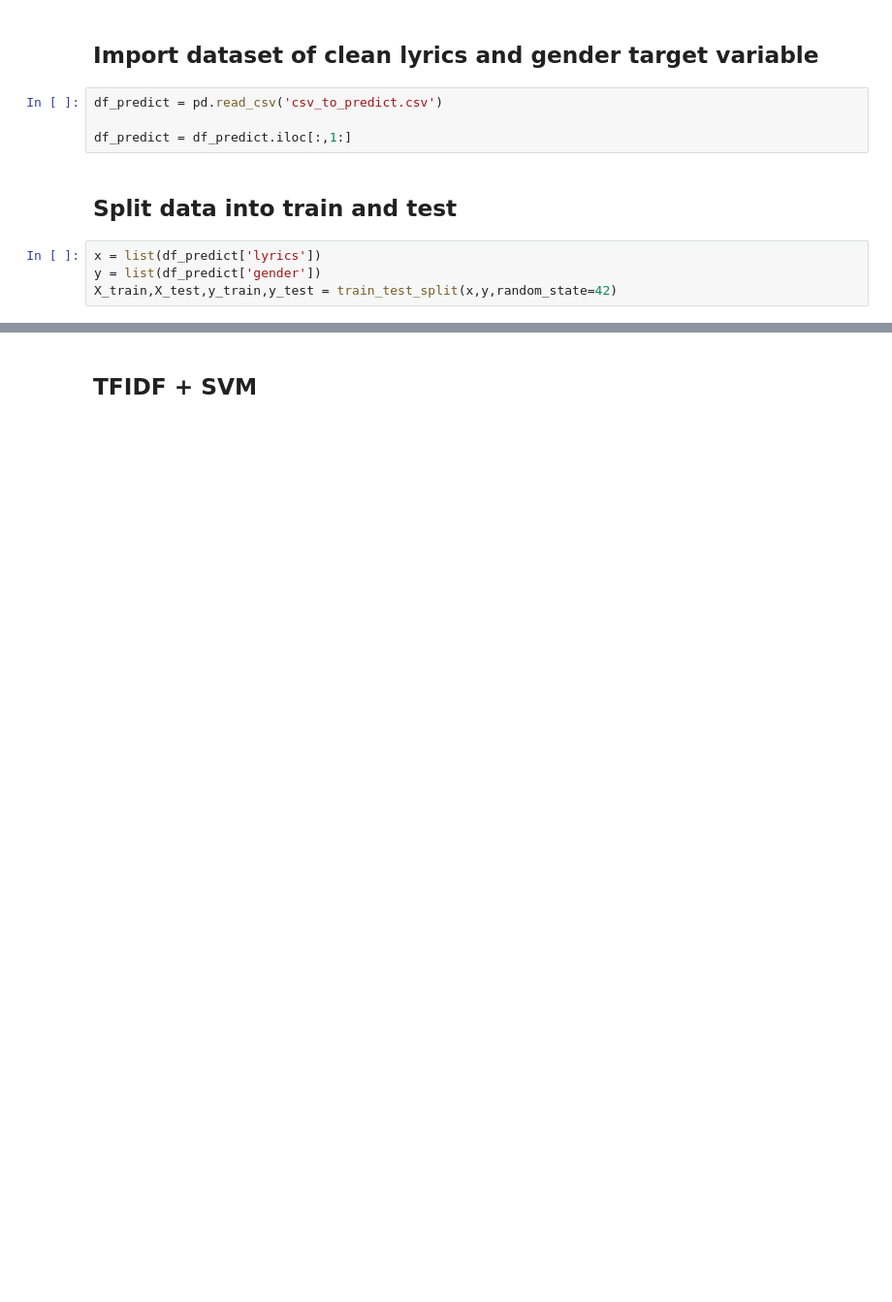
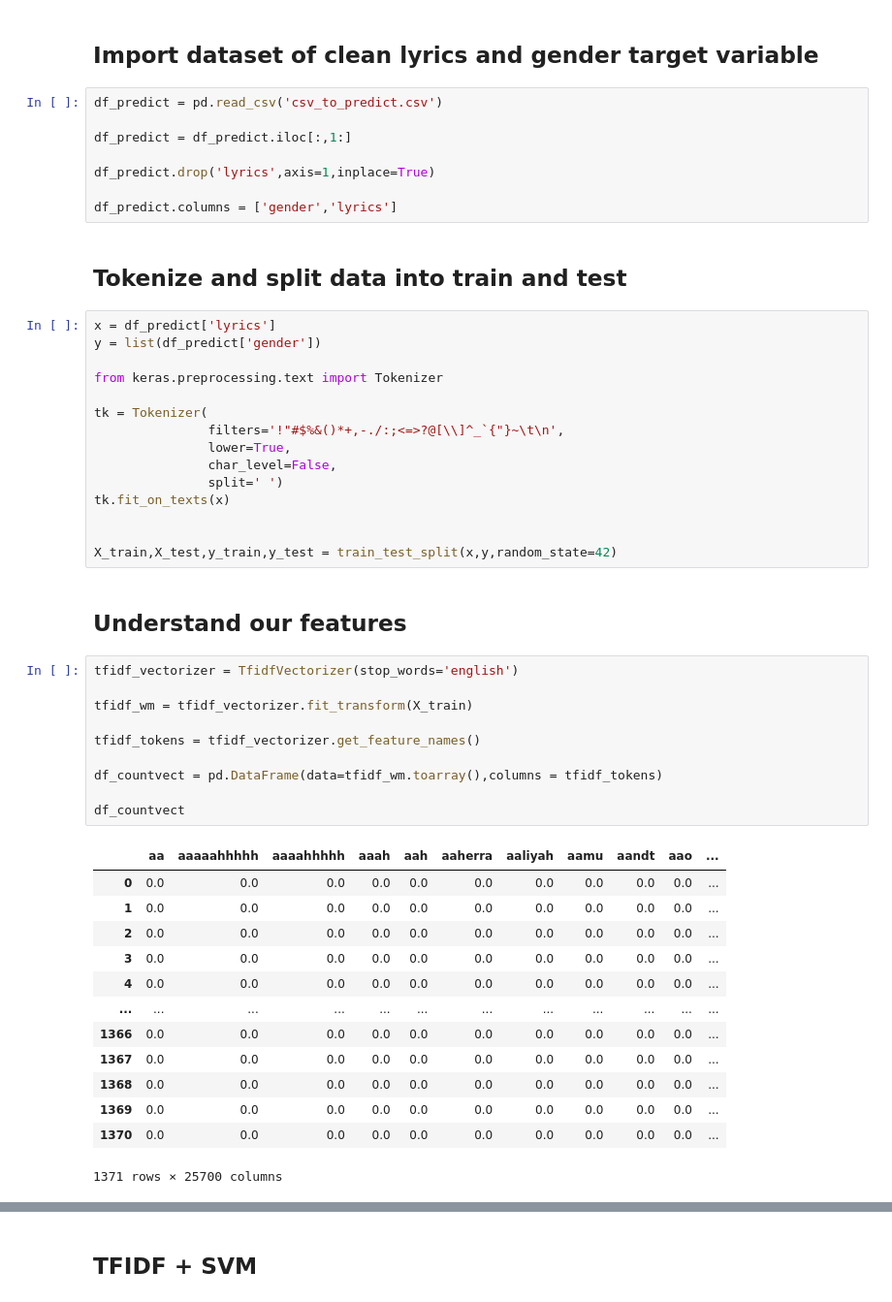
Before and after one commit to pierredenis99/nlp-spotify, a Jupyter notebook: NLP Gender Predictions - Model Fitting.ipynb, the cells around one changed output, grey strips where cells are left out. Shown: that part at 97% size. Drawn from its saved outputs; the diff is of its cells as text; blank space fills up the shorter version.

```diff
--- a/NLP Gender Predictions - Model Fitting.ipynb
+++ b/NLP Gender Predictions - Model Fitting.ipynb
@@ -26,9 +21,50 @@ def model_score(model,x):
 df_predict = pd.read_csv('csv_to_predict.csv')
 
 df_predict = df_predict.iloc[:,1:]
+
+df_predict.drop('lyrics',axis=1,inplace=True)
+
+df_predict.columns = ['gender','lyrics']
 # %% [markdown]
-## **Split data into train and test**
+## **Tokenize and split data into train and test**
 # %%
-x = list(df_predict['lyrics'])
+x = df_predict['lyrics']
 y = list(df_predict['gender'])
+
+from keras.preprocessing.text import Tokenizer
+
+tk = Tokenizer(
+               filters='!"#$%&()*+,-./:;<=>?@[\\]^_`{"}~\t\n',
+               lower=True,
+               char_level=False,
+               split=' ')
+tk.fit_on_texts(x)
+
+
 X_train,X_test,y_train,y_test = train_test_split(x,y,random_state=42)
+# %% [markdown]
+## **Understand our features**
+# %%
+tfidf_vectorizer = TfidfVectorizer(stop_words='english')
+
+tfidf_wm = tfidf_vectorizer.fit_transform(X_train)
+
+tfidf_tokens = tfidf_vectorizer.get_feature_names()
+
+df_countvect = pd.DataFrame(data=tfidf_wm.toarray(),columns = tfidf_tokens)
+
+df_countvect
+# %% [output]
+|  | aa | aaaaahhhhh | aaaahhhhh | aaah | aah | aaherra | aaliyah | aamu | aandt | aao | ... |
+| 0 | 0.0 | 0.0 | 0.0 | 0.0 | 0.0 | 0.0 | 0.0 | 0.0 | 0.0 | 0.0 | ... |
+| 1 | 0.0 | 0.0 | 0.0 | 0.0 | 0.0 | 0.0 | 0.0 | 0.0 | 0.0 | 0.0 | ... |
+| 2 | 0.0 | 0.0 | 0.0 | 0.0 | 0.0 | 0.0 | 0.0 | 0.0 | 0.0 | 0.0 | ... |
+| 3 | 0.0 | 0.0 | 0.0 | 0.0 | 0.0 | 0.0 | 0.0 | 0.0 | 0.0 | 0.0 | ... |
+| 4 | 0.0 | 0.0 | 0.0 | 0.0 | 0.0 | 0.0 | 0.0 | 0.0 | 0.0 | 0.0 | ... |
+| ... | ... | ... | ... | ... | ... | ... | ... | ... | ... | ... | ... |
+| 1366 | 0.0 | 0.0 | 0.0 | 0.0 | 0.0 | 0.0 | 0.0 | 0.0 | 0.0 | 0.0 | ... |
+| 1367 | 0.0 | 0.0 | 0.0 | 0.0 | 0.0 | 0.0 | 0.0 | 0.0 | 0.0 | 0.0 | ... |
+| 1368 | 0.0 | 0.0 | 0.0 | 0.0 | 0.0 | 0.0 | 0.0 | 0.0 | 0.0 | 0.0 | ... |
+| 1369 | 0.0 | 0.0 | 0.0 | 0.0 | 0.0 | 0.0 | 0.0 | 0.0 | 0.0 | 0.0 | ... |
+| 1370 | 0.0 | 0.0 | 0.0 | 0.0 | 0.0 | 0.0 | 0.0 | 0.0 | 0.0 | 0.0 | ... |
+1371 rows × 25700 columns
```
Also changed, not shown: parts of 56 cells of this notebook, 5 other files.
